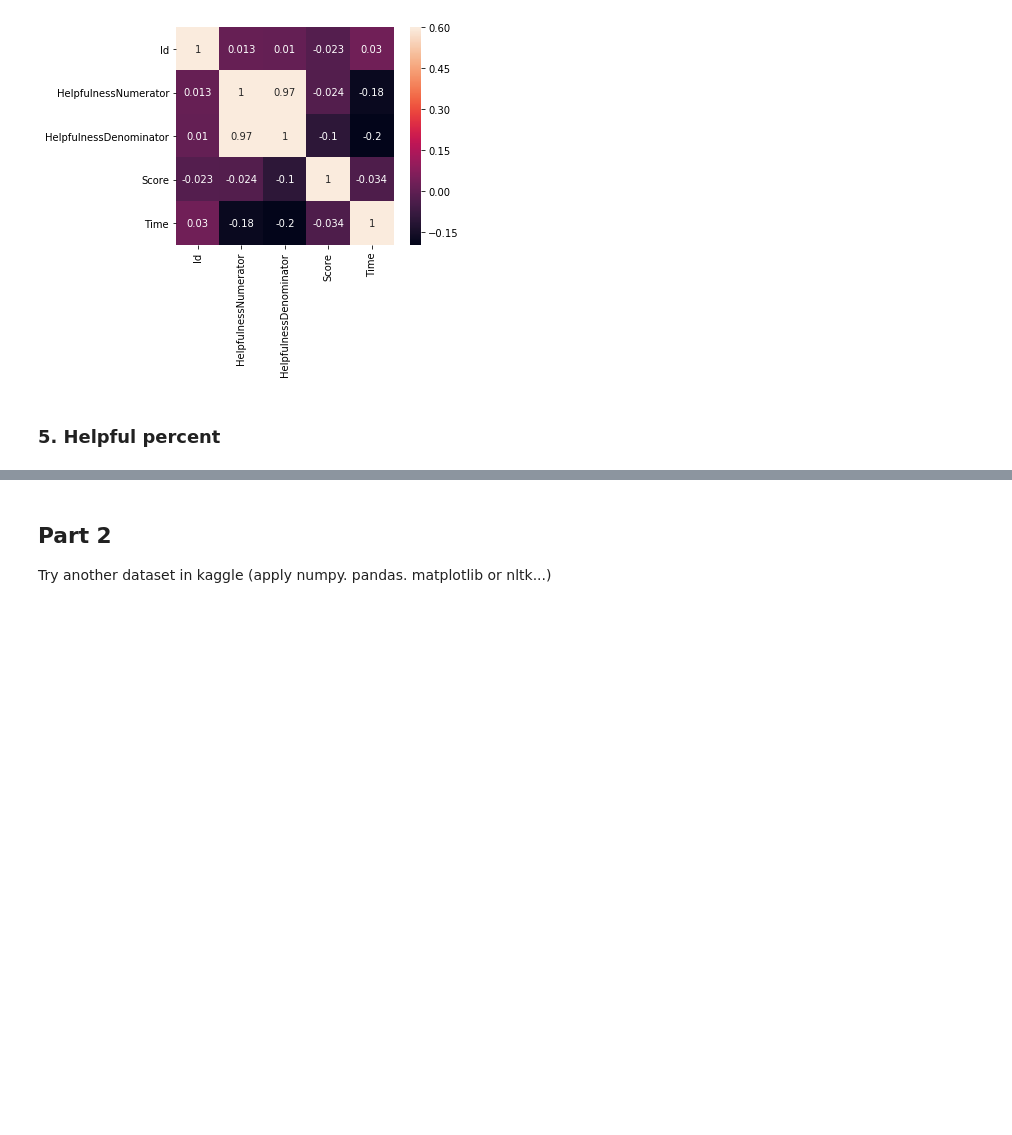
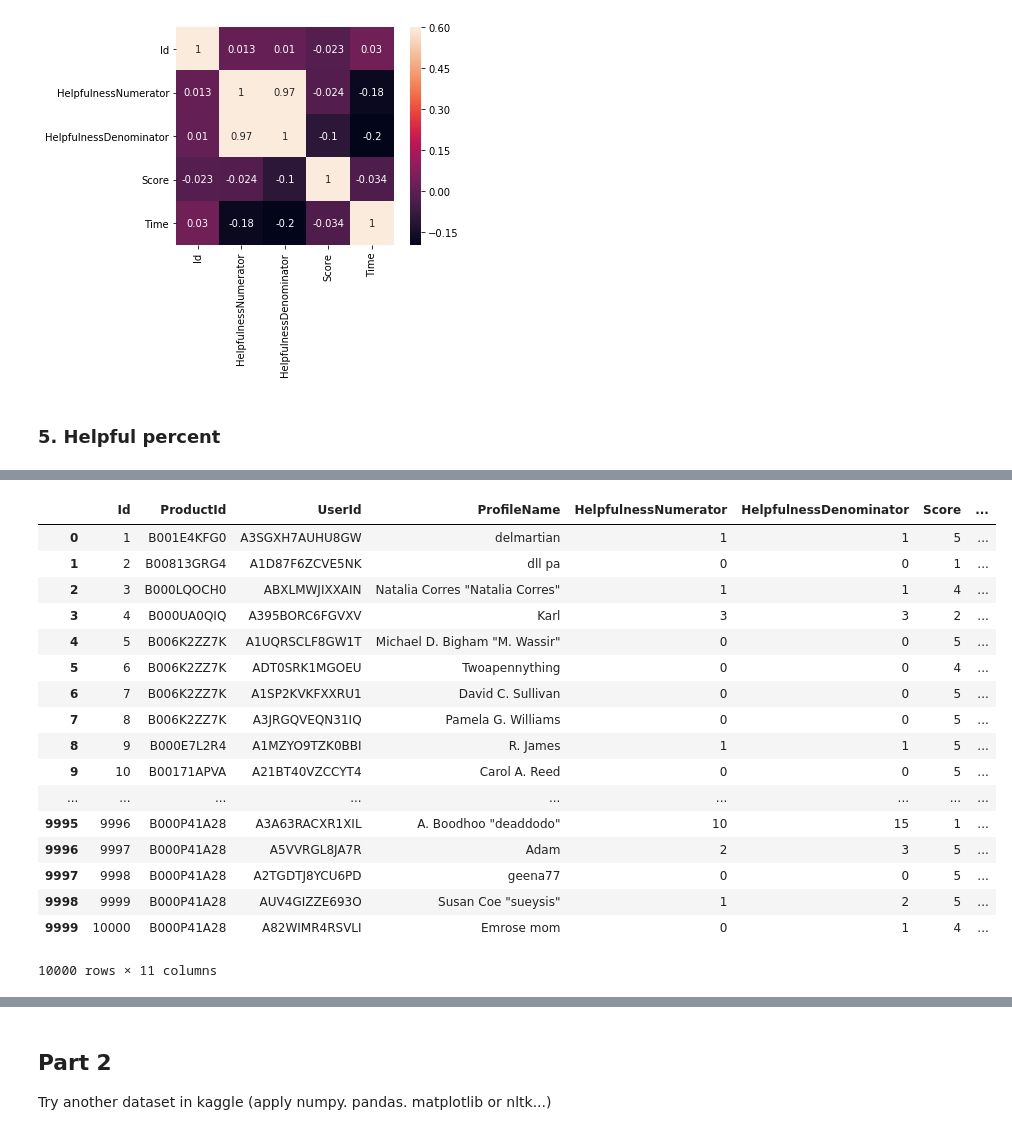
Before and after one commit to kevin110604/FDA_practice, a Jupyter notebook: FDA_hw1.ipynb, the cells around one changed output, grey strips where cells are left out. Drawn from its saved outputs; the diff is of its cells as text; code cells hidden in the pictures; blank space fills up the shorter version.

```diff
--- a/FDA_hw1.ipynb
+++ b/FDA_hw1.ipynb
@@ -497,0 +521,28 @@ sns.heatmap(corr,
+# %%
+def f(x):
+    if (x[0]==0)&(x[1]==0):
+        return -1
+    return x[0]/x[1]
+
+
+df5['Helpful percent'] = df5[['HelpfulnessNumerator', 'HelpfulnessDenominator']].apply(f, axis=1)
+df5
+# %% [output]
+|  | Id | ProductId | UserId | ProfileName | HelpfulnessNumerator | HelpfulnessDenominator | Score | ... |
+| 0 | 1 | B001E4KFG0 | A3SGXH7AUHU8GW | delmartian | 1 | 1 | 5 | ... |
+| 1 | 2 | B00813GRG4 | A1D87F6ZCVE5NK | dll pa | 0 | 0 | 1 | ... |
+| 2 | 3 | B000LQOCH0 | ABXLMWJIXXAIN | Natalia Corres "Natalia Corres" | 1 | 1 | 4 | ... |
+| 3 | 4 | B000UA0QIQ | A395BORC6FGVXV | Karl | 3 | 3 | 2 | ... |
+| 4 | 5 | B006K2ZZ7K | A1UQRSCLF8GW1T | Michael D. Bigham "M. Wassir" | 0 | 0 | 5 | ... |
+| 5 | 6 | B006K2ZZ7K | ADT0SRK1MGOEU | Twoapennything | 0 | 0 | 4 | ... |
+| 6 | 7 | B006K2ZZ7K | A1SP2KVKFXXRU1 | David C. Sullivan | 0 | 0 | 5 | ... |
+| 7 | 8 | B006K2ZZ7K | A3JRGQVEQN31IQ | Pamela G. Williams | 0 | 0 | 5 | ... |
+| 8 | 9 | B000E7L2R4 | A1MZYO9TZK0BBI | R. James | 1 | 1 | 5 | ... |
+| 9 | 10 | B00171APVA | A21BT40VZCCYT4 | Carol A. Reed | 0 | 0 | 5 | ... |
+| ... | ... | ... | ... | ... | ... | ... | ... | ... |
+| 9995 | 9996 | B000P41A28 | A3A63RACXR1XIL | A. Boodhoo "deaddodo" | 10 | 15 | 1 | ... |
+| 9996 | 9997 | B000P41A28 | A5VVRGL8JA7R | Adam | 2 | 3 | 5 | ... |
+| 9997 | 9998 | B000P41A28 | A2TGDTJ8YCU6PD | geena77 | 0 | 0 | 5 | ... |
+| 9998 | 9999 | B000P41A28 | AUV4GIZZE693O | Susan Coe "sueysis" | 1 | 2 | 5 | ... |
+| 9999 | 10000 | B000P41A28 | A82WIMR4RSVLI | Emrose mom | 0 | 1 | 4 | ... |
+10000 rows × 11 columns
```
Also changed, not shown: parts of 2 cells of this notebook.
